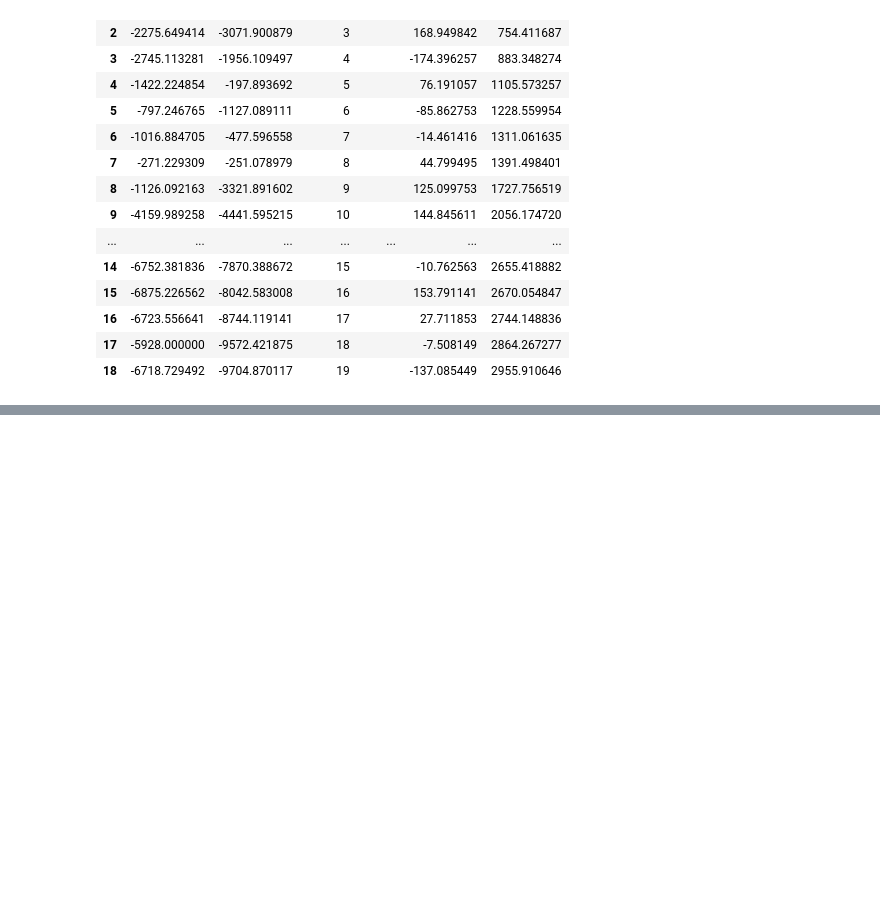
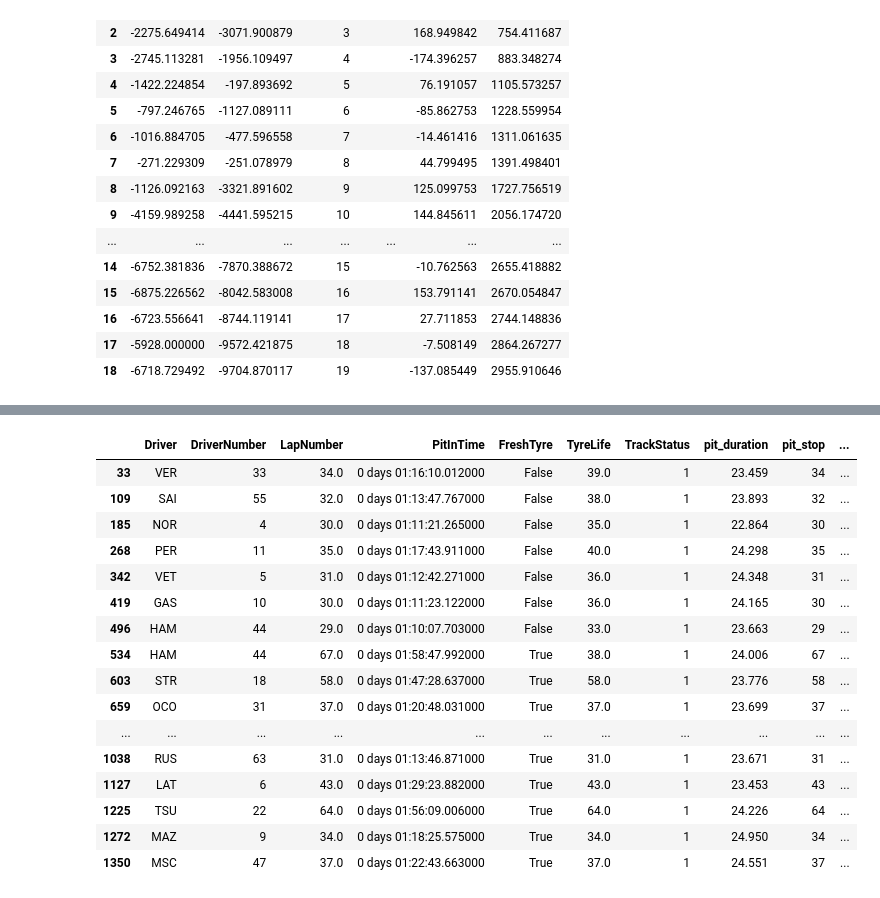
Before and after one commit to codecalligrapher/f1-finishing-position, a Jupyter notebook: notebooks/2-transform-data.ipynb, the cells around one changed output, grey strips where cells are left out. Cells and saved outputs as stored; diff of their text form; code cells hidden in the pictures; blank space fills up the shorter version.

Commit message:
update to flatten driver data

```diff
--- a/notebooks/2-transform-data.ipynb
+++ b/notebooks/2-transform-data.ipynb
@@ -175,0 +197,43 @@ race.get_circuit_info().corners
+# %%
+laps = race.laps[['Driver', 'DriverNumber', 'LapNumber', 'PitInTime', 'PitOutTime', 'FreshTyre', 'TyreLife', 'Compound', 'TrackStatus']]
+# %%
+import numpy as np
+pd.set_option('display.max_columns', None)
+pd.set_option('display.max_rows', 300)
+
+
+(laps := race.laps
+    # calcualte pit stop duration
+    .assign(pit_duration=lambda x: (x.PitOutTime.shift(-1) - x.PitInTime).dt.total_seconds())
+    # the lap at which the pit stop was made
+    .assign(pit_stop=lambda x: np.where(x.pit_duration > 0, x.LapNumber.astype(int), None))
+    # the strategy after the pit stop
+    .assign(strategy_after_pit=lambda x: np.where(x.shift(-1).Compound.isin(['SOFT']), 'SOFT', np.where(x.shift(-1).Compound.isin(['MEDIUM']), 'MEDIUM', np.where(x.shift(-1).Compound.isin(['HARD']), 'HARD', None))))
+    # rename the compound column to strategy before the pit stop
+    .rename(columns={'Compound': 'strategy_before_pit'})
+    # filter only for laps with pit stops
+    .query('pit_stop.notnull()')
+    [
+['Driver', 'DriverNumber', 'LapNumber', 'PitInTime', 'FreshTyre', 'TyreLife', 'TrackStatus', 'pit_duration', 'pit_stop', 'strategy_after_pit', 'strategy_before_pit']
+    ]
+)
+
+laps
+# %% [output]
+|  | Driver | DriverNumber | LapNumber | PitInTime | FreshTyre | TyreLife | TrackStatus | pit_duration | pit_stop | ... |
+| 33 | VER | 33 | 34.0 | 0 days 01:16:10.012000 | False | 39.0 | 1 | 23.459 | 34 | ... |
+| 109 | SAI | 55 | 32.0 | 0 days 01:13:47.767000 | False | 38.0 | 1 | 23.893 | 32 | ... |
+| 185 | NOR | 4 | 30.0 | 0 days 01:11:21.265000 | False | 35.0 | 1 | 22.864 | 30 | ... |
+| 268 | PER | 11 | 35.0 | 0 days 01:17:43.911000 | False | 40.0 | 1 | 24.298 | 35 | ... |
+| 342 | VET | 5 | 31.0 | 0 days 01:12:42.271000 | False | 36.0 | 1 | 24.348 | 31 | ... |
+| 419 | GAS | 10 | 30.0 | 0 days 01:11:23.122000 | False | 36.0 | 1 | 24.165 | 30 | ... |
+| 496 | HAM | 44 | 29.0 | 0 days 01:10:07.703000 | False | 33.0 | 1 | 23.663 | 29 | ... |
+| 534 | HAM | 44 | 67.0 | 0 days 01:58:47.992000 | True | 38.0 | 1 | 24.006 | 67 | ... |
+| 603 | STR | 18 | 58.0 | 0 days 01:47:28.637000 | True | 58.0 | 1 | 23.776 | 58 | ... |
+| 659 | OCO | 31 | 37.0 | 0 days 01:20:48.031000 | True | 37.0 | 1 | 23.699 | 37 | ... |
+| ... | ... | ... | ... | ... | ... | ... | ... | ... | ... | ... |
+| 1038 | RUS | 63 | 31.0 | 0 days 01:13:46.871000 | True | 31.0 | 1 | 23.671 | 31 | ... |
+| 1127 | LAT | 6 | 43.0 | 0 days 01:29:23.882000 | True | 43.0 | 1 | 23.453 | 43 | ... |
+| 1225 | TSU | 22 | 64.0 | 0 days 01:56:09.006000 | True | 64.0 | 1 | 24.226 | 64 | ... |
+| 1272 | MAZ | 9 | 34.0 | 0 days 01:18:25.575000 | True | 34.0 | 1 | 24.950 | 34 | ... |
+| 1350 | MSC | 47 | 37.0 | 0 days 01:22:43.663000 | True | 37.0 | 1 | 24.551 | 37 | ... |
```
Also changed, not shown: parts of 3 cells of this notebook, 1 other file.
